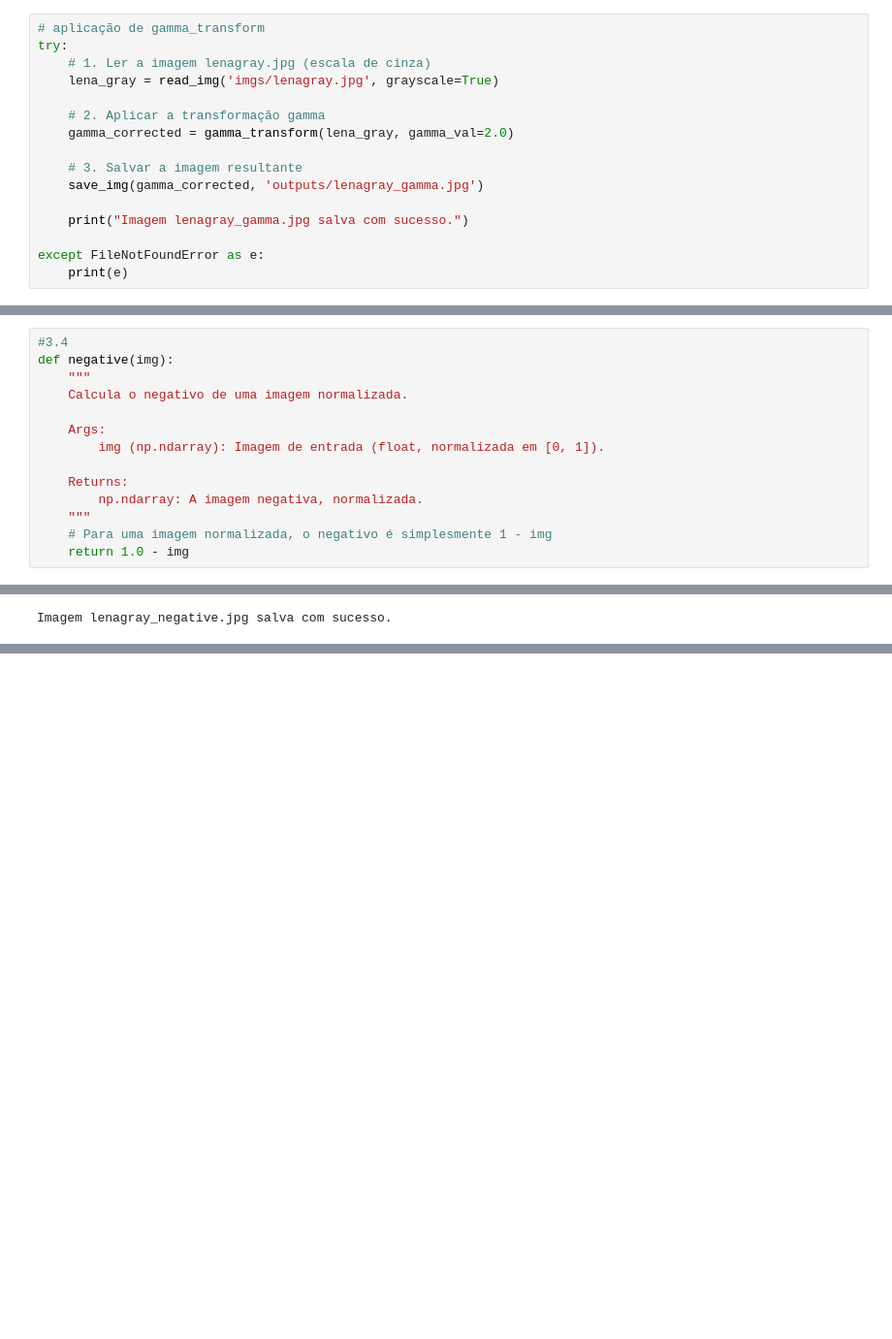
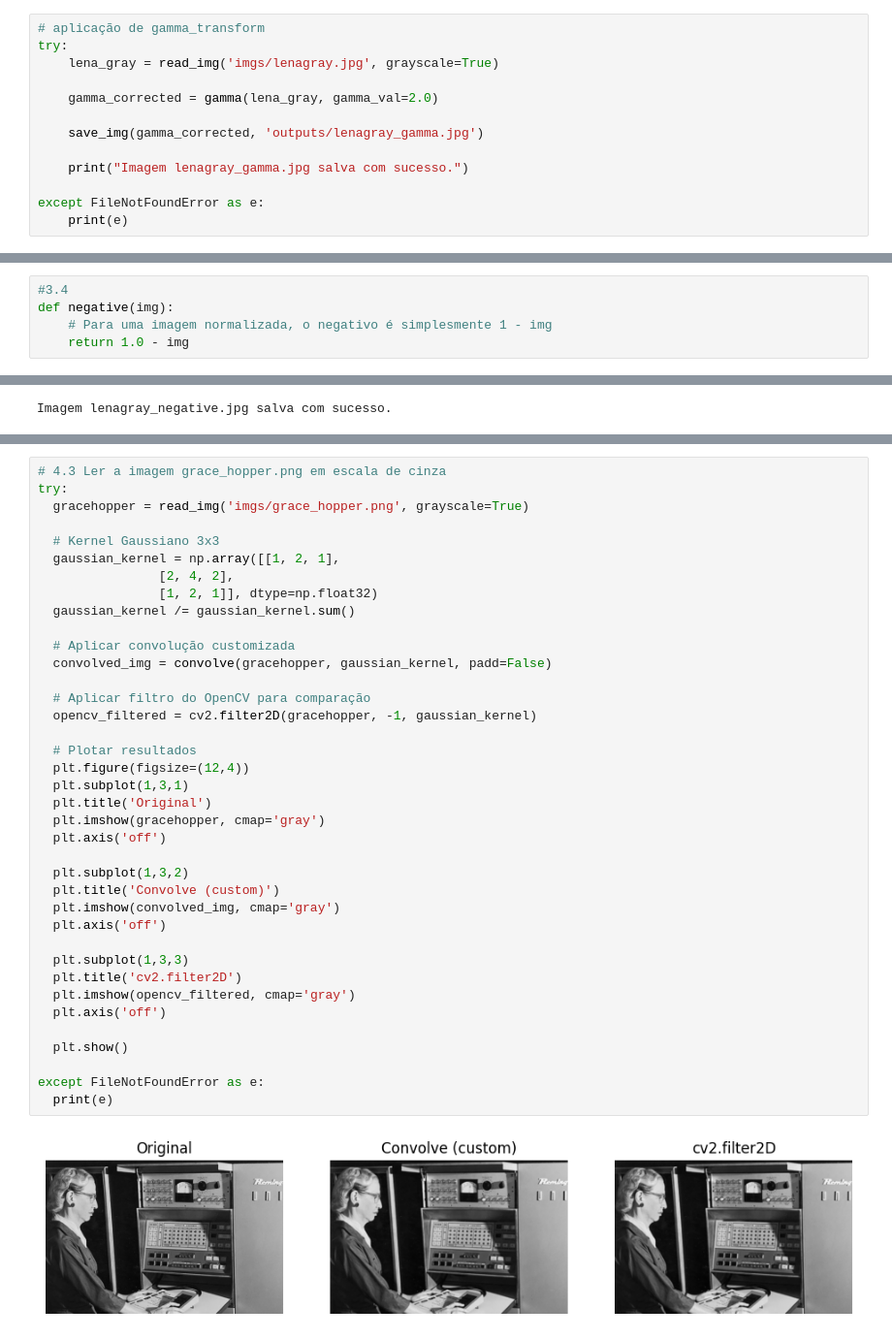
Before and after one commit to WesleyDev184/UFMT, a Jupyter notebook: ipi/trabalho/main.ipynb, the cells around one changed output, grey strips where cells are left out. Shown: that part at 97% size. Cells and saved outputs as stored; diff of their text form; blank space fills up the shorter version.

```diff
--- a/ipi/trabalho/main.ipynb
+++ b/ipi/trabalho/main.ipynb
@@ -132,13 +98,10 @@ def gamma_transform(img, gamma_val, c=1.0):
 # %%
 # aplicação de gamma_transform
 try:
-    # 1. Ler a imagem lenagray.jpg (escala de cinza)
     lena_gray = read_img('imgs/lenagray.jpg', grayscale=True)
 
-    # 2. Aplicar a transformação gamma
-    gamma_corrected = gamma_transform(lena_gray, gamma_val=2.0)
+    gamma_corrected = gamma(lena_gray, gamma_val=2.0)
 
-    # 3. Salvar a imagem resultante
     save_img(gamma_corrected, 'outputs/lenagray_gamma.jpg')
 
     print("Imagem lenagray_gamma.jpg salva com sucesso.")
@@ -150,15 +117,6 @@ Imagem lenagray_gamma.jpg salva com sucesso.
 # %%
 #3.4
 def negative(img):
-    """
-    Calcula o negativo de uma imagem normalizada.
-
-    Args:
-        img (np.ndarray): Imagem de entrada (float, normalizada em [0, 1]).
-
-    Returns:
-        np.ndarray: A imagem negativa, normalizada.
-    """
     # Para uma imagem normalizada, o negativo é simplesmente 1 - img
     return 1.0 - img
 # %%
@@ -264,0 +233,40 @@ Imagem lenagray_histeq.jpg salva com sucesso.
+# %%
+# 4.3 Ler a imagem grace_hopper.png em escala de cinza
+try:
+  gracehopper = read_img('imgs/grace_hopper.png', grayscale=True)
+
+  # Kernel Gaussiano 3x3
+  gaussian_kernel = np.array([[1, 2, 1],
+                [2, 4, 2],
+                [1, 2, 1]], dtype=np.float32)
+  gaussian_kernel /= gaussian_kernel.sum()
+
+  # Aplicar convolução customizada
+  convolved_img = convolve(gracehopper, gaussian_kernel, padd=False)
+
+  # Aplicar filtro do OpenCV para comparação
+  opencv_filtered = cv2.filter2D(gracehopper, -1, gaussian_kernel)
+
+  # Plotar resultados
+  plt.figure(figsize=(12,4))
+  plt.subplot(1,3,1)
+  plt.title('Original')
+  plt.imshow(gracehopper, cmap='gray')
+  plt.axis('off')
+
+  plt.subplot(1,3,2)
+  plt.title('Convolve (custom)')
+  plt.imshow(convolved_img, cmap='gray')
+  plt.axis('off')
+
+  plt.subplot(1,3,3)
+  plt.title('cv2.filter2D')
+  plt.imshow(opencv_filtered, cmap='gray')
+  plt.axis('off')
+
+  plt.show()
+
+except FileNotFoundError as e:
+  print(e)
+# %% [output]
+[figure, added]
```
Also changed, not shown: parts of 11 cells of this notebook.
